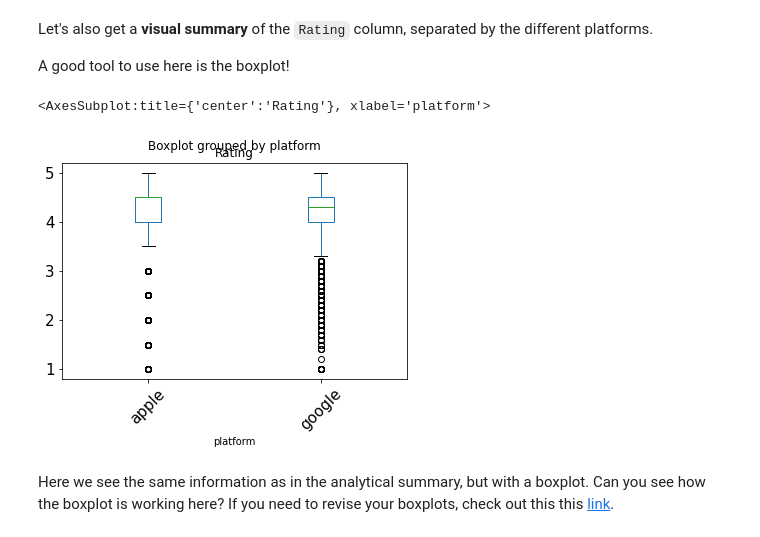
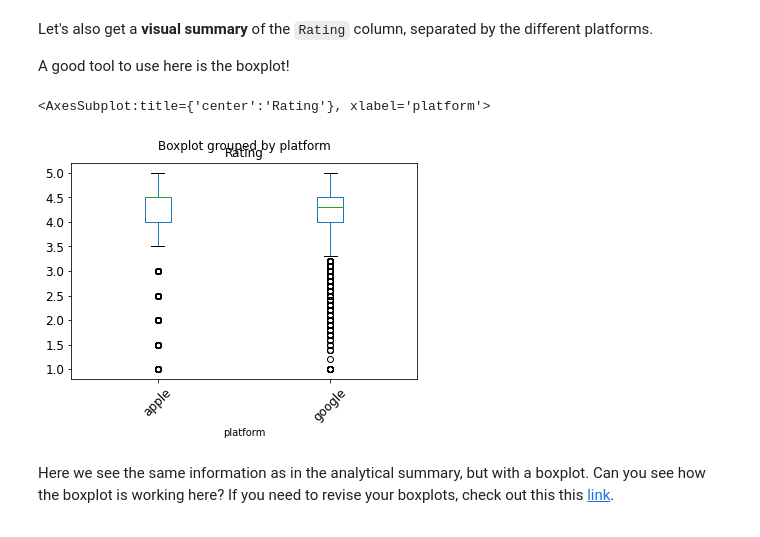
Before and after one commit to levancie/dsc_intro, a Jupyter notebook: Springboard App Project Tier 3/PART 3, Tier 3 - Modelling.ipynb, the cells around one changed output. Drawn from its saved outputs; the diff is of its cells as text; code cells hidden in the pictures.

```diff
--- a/Springboard App Project Tier 3/PART 3, Tier 3 - Modelling.ipynb
+++ b/Springboard App Project Tier 3/PART 3, Tier 3 - Modelling.ipynb
@@ -397,10 +397,10 @@ A good tool to use here is the boxplot!
 # %%
 # Call the boxplot() method on our df.
 # Set the parameters: by = 'platform' and column = ['Rating'].
-df.boxplot(by='platform', column ='Rating', grid=False, rot=45, fontsize=15)
+df.boxplot(by='platform', column ='Rating', grid=False, rot=45, fontsize=12)
 # %% [output]
 <AxesSubplot:title={'center':'Rating'}, xlabel='platform'>
-[figure, old version]
+[figure, new version]
 # %% [markdown]
 Here we see the same information as in the analytical summary, but with a boxplot. Can you see how the boxplot is working here? If you need to revise your boxplots, check out this this [link](https://www.kaggle.com/ramamet4/app-store-apple-data-set-10k-apps).
 # %% [markdown]
```
